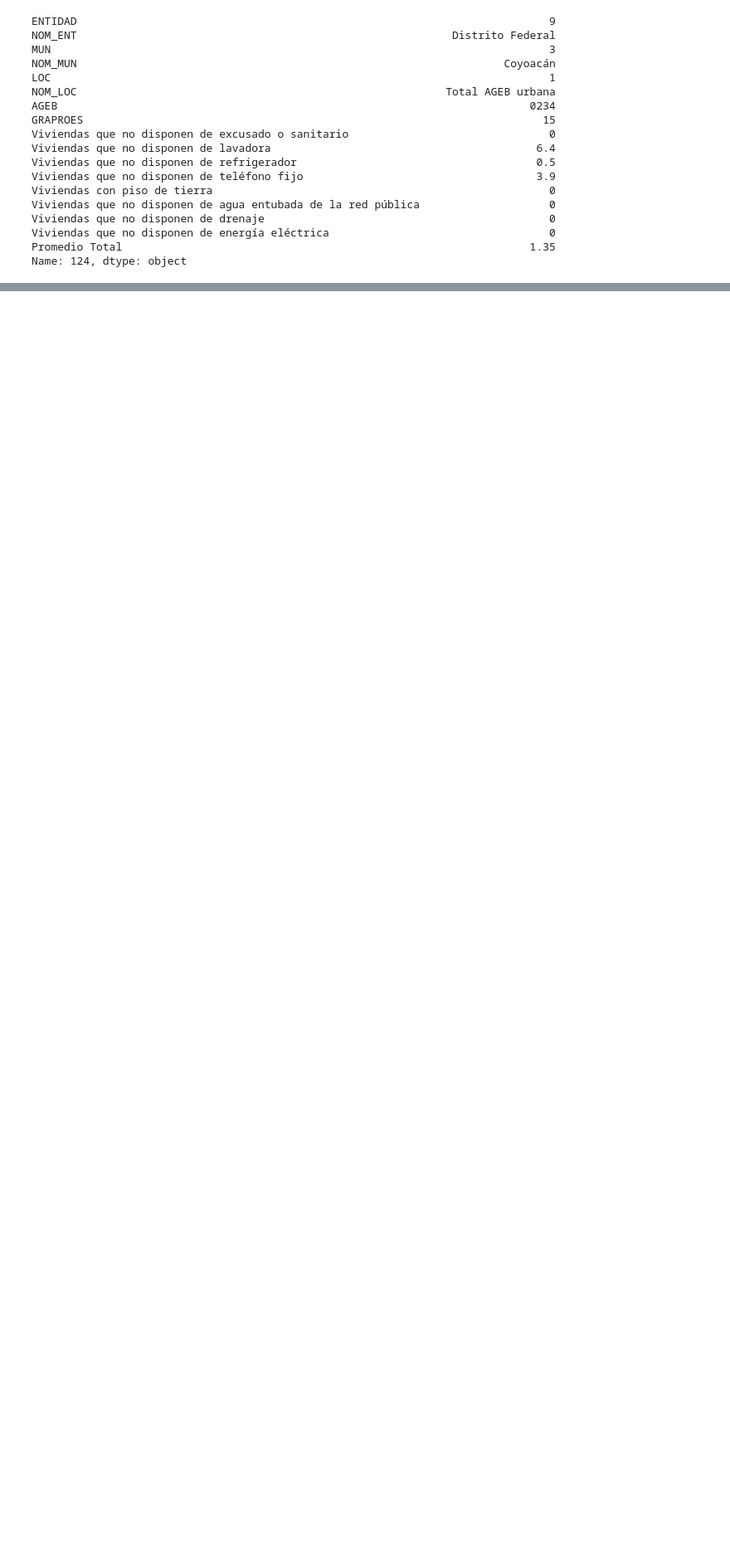
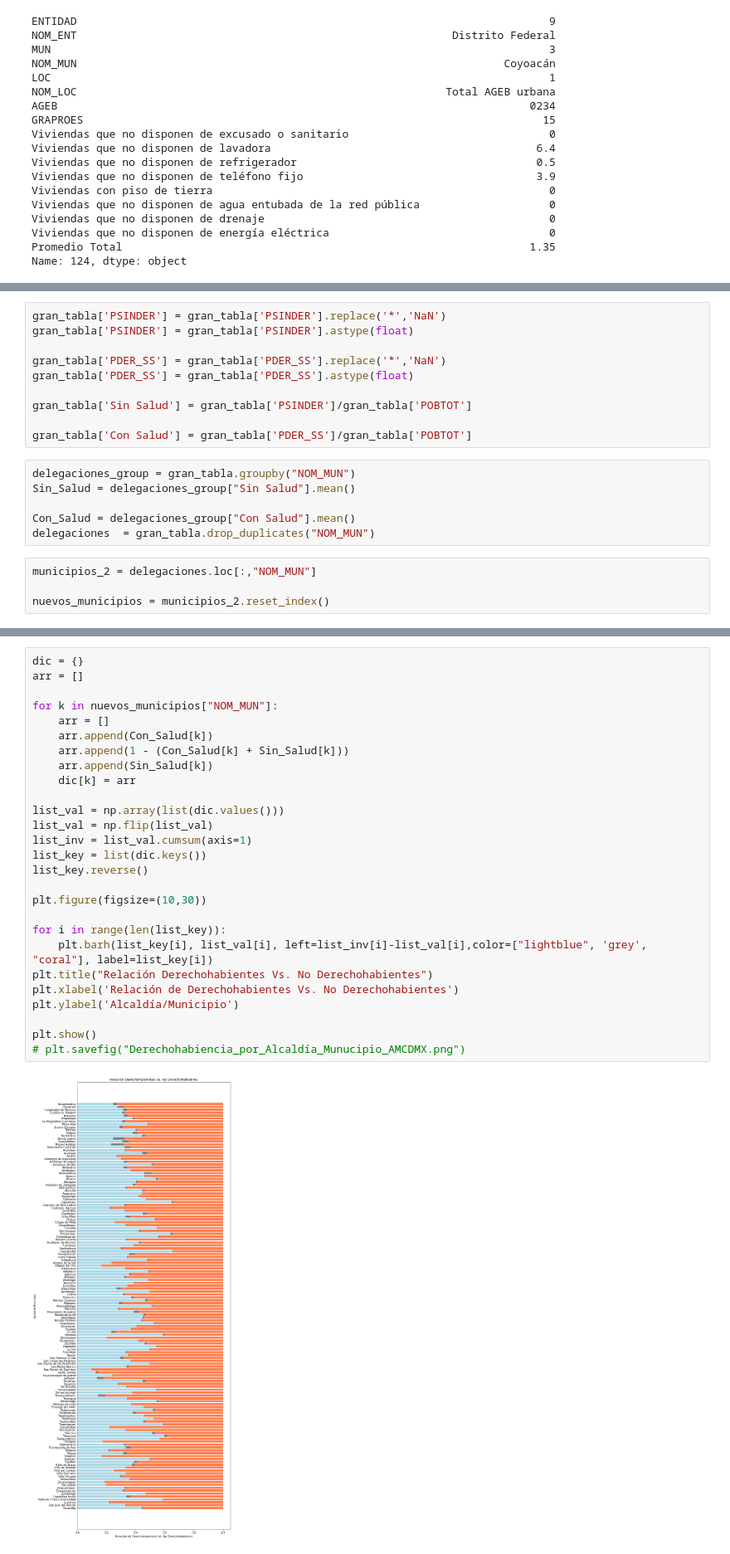
Before and after one commit to Iarmas/Project-1, a Jupyter notebook: Development/Shifu.ipynb, the cells around one changed output, grey strips where cells are left out. Shown at 83% size. Cells and saved outputs as stored; diff of their text form; blank space fills up the shorter version.

```diff
--- a/Development/Shifu.ipynb
+++ b/Development/Shifu.ipynb
@@ -596,0 +604,20 @@ plt.show()
+# %%
+gran_tabla['PSINDER'] = gran_tabla['PSINDER'].replace('*','NaN')
+gran_tabla['PSINDER'] = gran_tabla['PSINDER'].astype(float)
+
+gran_tabla['PDER_SS'] = gran_tabla['PDER_SS'].replace('*','NaN')
+gran_tabla['PDER_SS'] = gran_tabla['PDER_SS'].astype(float)
+
+gran_tabla['Sin Salud'] = gran_tabla['PSINDER']/gran_tabla['POBTOT']
+
+gran_tabla['Con Salud'] = gran_tabla['PDER_SS']/gran_tabla['POBTOT']
+# %%
+delegaciones_group = gran_tabla.groupby("NOM_MUN")
+Sin_Salud = delegaciones_group["Sin Salud"].mean()
+
+Con_Salud = delegaciones_group["Con Salud"].mean()
+delegaciones  = gran_tabla.drop_duplicates("NOM_MUN")
+# %%
+municipios_2 = delegaciones.loc[:,"NOM_MUN"]
+
+nuevos_municipios = municipios_2.reset_index()
@@ -596,0 +626,29 @@ plt.show()
+# %%
+dic = {}
+arr = []
+
+for k in nuevos_municipios["NOM_MUN"]:
+    arr = []
+    arr.append(Con_Salud[k])
+    arr.append(1 - (Con_Salud[k] + Sin_Salud[k]))
+    arr.append(Sin_Salud[k])
+    dic[k] = arr
+
+list_val = np.array(list(dic.values()))
+list_val = np.flip(list_val)
+list_inv = list_val.cumsum(axis=1)
+list_key = list(dic.keys())
+list_key.reverse()
+
+plt.figure(figsize=(10,30))
+
+for i in range(len(list_key)):
+    plt.barh(list_key[i], list_val[i], left=list_inv[i]-list_val[i],color=["lightblue", 'grey', "coral"], label=list_key[i])
+plt.title("Relación Derechohabientes Vs. No Derechohabientes")
+plt.xlabel('Relación de Derechohabientes Vs. No Derechohabientes')
+plt.ylabel('Alcaldía/Municipio')
+
+plt.show()
+# plt.savefig("Derechohabiencia_por_Alcaldía_Munucipio_AMCDMX.png")
+# %% [output]
+[figure, added]
```
Also changed, not shown: parts of 10 cells of this notebook, 2 other files.
